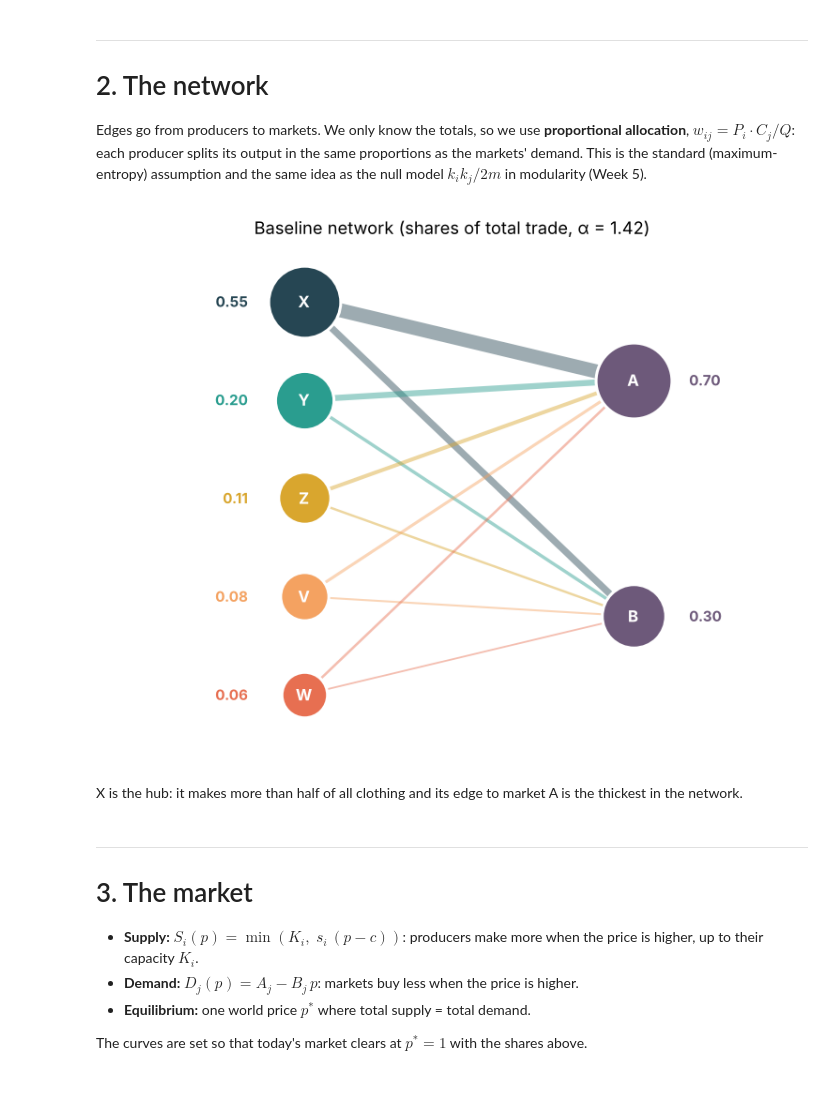
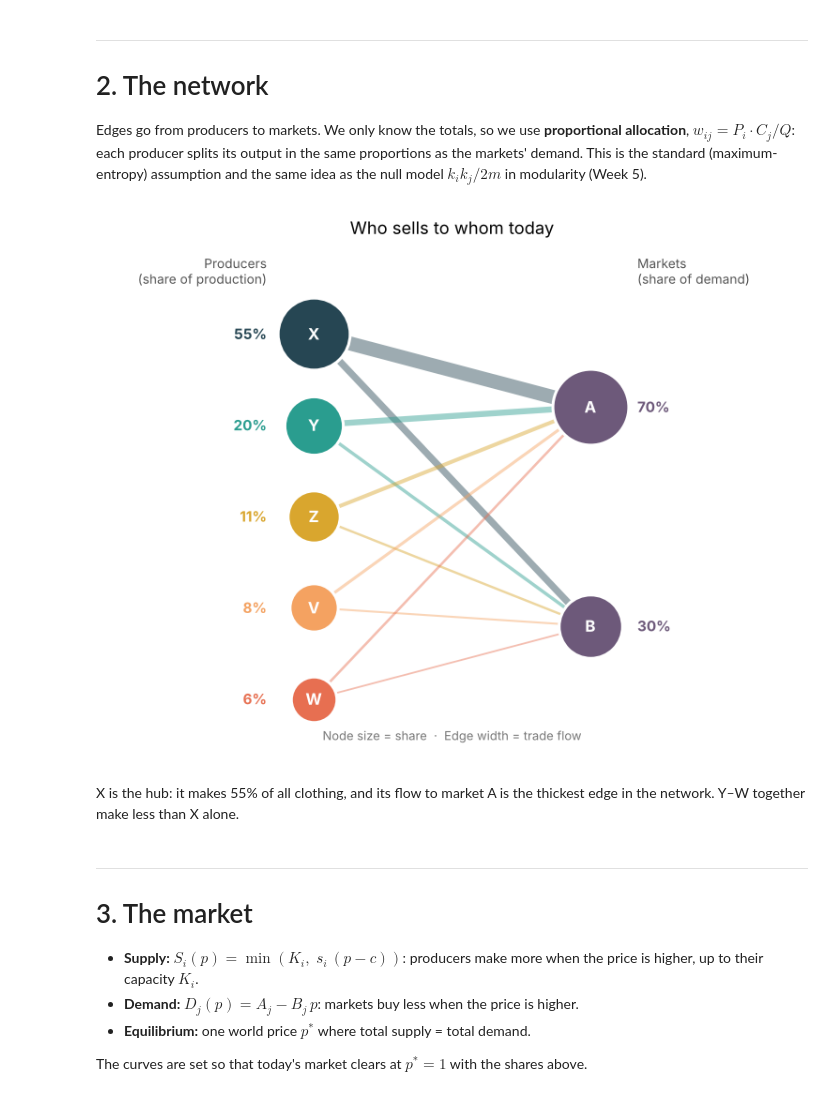
Before and after one commit to radiah23/Modeling-Fast-Fashion-Supply-Chain, a Jupyter notebook: Networks_FP_Model2.ipynb, the cells around one changed output. Drawn from its saved outputs; the diff is of its cells as text; code cells hidden in the pictures.

```diff
--- a/Networks_FP_Model2.ipynb
+++ b/Networks_FP_Model2.ipynb
@@ -74,40 +74,49 @@ def build_network(P, C):
     for j, c in zip(MARKETS, C):   G.add_node(j, size=c, kind="market")
     for i, p in zip(PRODUCERS, P):
         for j, c in zip(MARKETS, C):
             G.add_edge(i, j, weight=p * c / C.sum())
     return G
 
 def draw_network(G, ax, title, before=None):
     """Producers left, markets right. Node area ~ size, edge width ~ flow.
-    before = network before a shock: producers that lost output get a dashed ring."""
+    before = network before a shock: shows each node's % change and a dashed ring on the hit producer."""
     pos = {n: (0, -k) for k, n in enumerate(PRODUCERS)}
     pos.update({"A": (1, -0.8), "B": (1, -3.2)})
     ref = before if before is not None else G             # same edge scale before and after a shock
     wmax = max(d["weight"] for *_, d in ref.edges(data=True))
     for u, v, d in G.edges(data=True):
         ax.plot(*zip(pos[u], pos[v]), color=COLORS[u], lw=0.8 + 9 * d["weight"] / wmax, alpha=0.45,
                 solid_capstyle="round", zorder=1)
     for n in G:
         x, y = pos[n]; s = G.nodes[n]["size"]
         col = COLORS.get(n, MARKET_COLOR)
         ax.scatter(x, y, s=300 + 3000 * np.sqrt(s), color=col, edgecolor="white", linewidth=2, zorder=3)
         ax.text(x, y, n, ha="center", va="center", color="white", fontweight="bold", fontsize=11, zorder=4)
+        label = f"{100 * s:.0f}%"
+        if before is not None:                              # add the change, e.g. "27%  (-50%)"
+            ch = 100 * (s / before.nodes[n]["size"] - 1)
+            label += f"  ({ch:+.0f}%)"
         side = -1 if G.nodes[n]["kind"] == "producer" else 1
-        ax.text(x + side * 0.17, y, f"{s:.2f}", ha="right" if side < 0 else "left", va="center",
+        ax.text(x + side * 0.17, y, label, ha="right" if side < 0 else "left", va="center",
                 fontsize=10, color=col, fontweight="bold")
         if before is not None and n in PRODUCERS and s < before.nodes[n]["size"] - 1e-9:
             ax.scatter(x, y, s=300 + 3000 * np.sqrt(before.nodes[n]["size"]), facecolor="none",
                        edgecolor="#333333", linestyle="--", linewidth=1.3, zorder=2)
-    ax.set_xlim(-0.6, 1.5); ax.set_ylim(-4.6, 0.6); ax.set_title(title, fontsize=12); ax.axis("off")
+    ax.text(-0.17, 0.55, "Producers\n(share of production)", ha="right", fontsize=9, color="#555555")
+    ax.text(1.17, 0.55, "Markets\n(share of demand)", ha="left", fontsize=9, color="#555555")
+    ax.text(0.5, -4.45, "Node size = share  ·  Edge width = trade flow" +
+            ("  ·  dashed ring = size before" if before is not None else ""),
+            ha="center", fontsize=8.5, color="#777777")
+    ax.set_xlim(-0.75, 1.75); ax.set_ylim(-4.6, 1.0); ax.set_title(title, fontsize=12); ax.axis("off")
 
 G0 = build_network(P0, C0)
 fig, ax = plt.subplots(figsize=(7, 5.5))
-draw_network(G0, ax, f"Baseline network (shares of total trade, α = {ALPHA:.2f})")
+draw_network(G0, ax, "Who sells to whom today")
 plt.tight_layout(); plt.show()
 # %% [output]
-[figure, old version]
+[figure, new version]
 # %% [markdown]
-X is the hub: it makes more than half of all clothing and its edge to market A is the thickest in the network.
+X is the hub: it makes 55% of all clothing, and its flow to market A is the thickest edge in the network. Y–W together make less than X alone.
 # %% [markdown]
 ---
 # 3. The market
```
Also changed, not shown: parts of 6 cells of this notebook.
